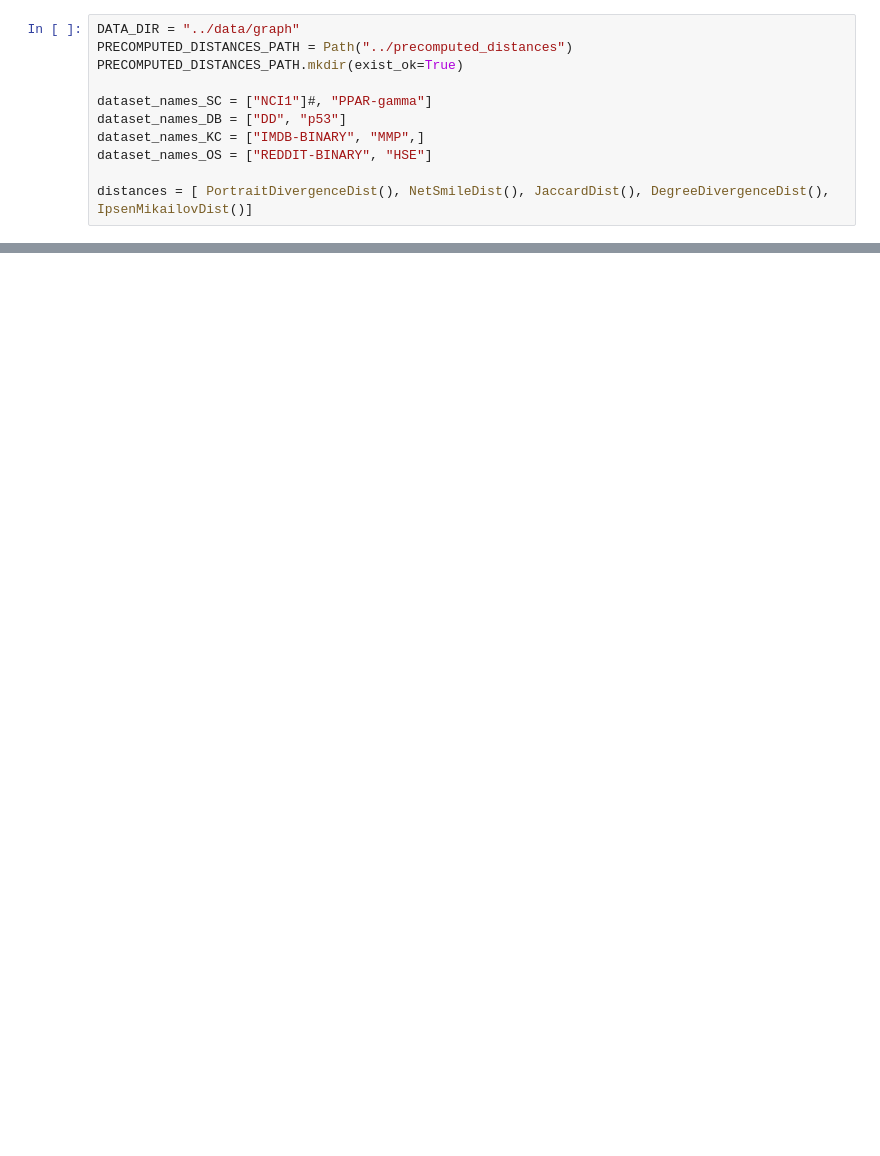
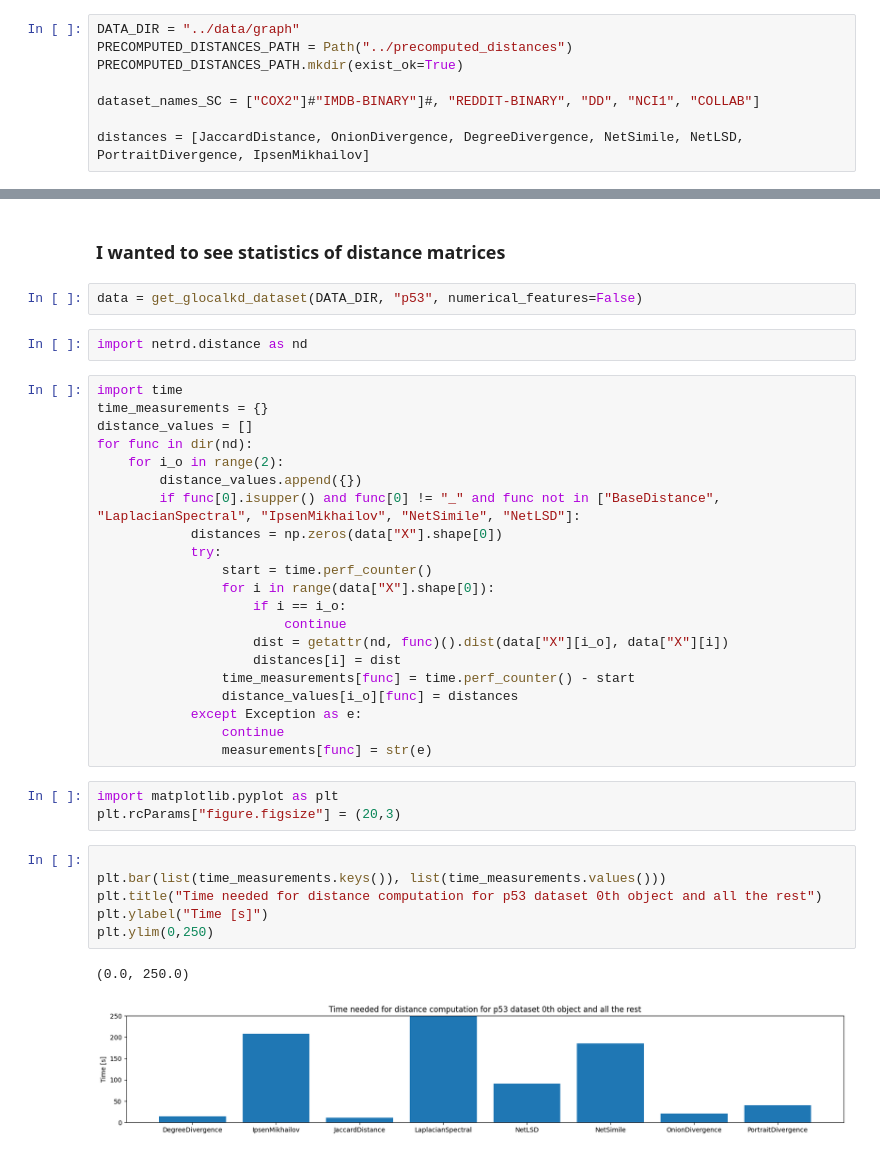
Before and after one commit to SebChw/RSIF, a Jupyter notebook: notebooks/precalculate_distances.ipynb, the cells around one changed output, grey strips where cells are left out. Saved outputs shown, nothing was run; the diff lists cells and outputs as text; blank space fills up the shorter version.

```diff
--- a/notebooks/precalculate_distances.ipynb
+++ b/notebooks/precalculate_distances.ipynb
@@ -16,9 +20,6 @@ DATA_DIR = "../data/graph"
 PRECOMPUTED_DISTANCES_PATH = Path("../precomputed_distances")
 PRECOMPUTED_DISTANCES_PATH.mkdir(exist_ok=True)
 
-dataset_names_SC = ["NCI1"]#, "PPAR-gamma"]
-dataset_names_DB = ["DD", "p53"]
-dataset_names_KC = ["IMDB-BINARY", "MMP",]
-dataset_names_OS = ["REDDIT-BINARY", "HSE"]
+dataset_names_SC = ["COX2"]#"IMDB-BINARY"]#, "REDDIT-BINARY", "DD", "NCI1", "COLLAB"]
 
-distances = [ PortraitDivergenceDist(), NetSmileDist(), JaccardDist(), DegreeDivergenceDist(), IpsenMikailovDist()]
+distances = [JaccardDistance, OnionDivergence, DegreeDivergence, NetSimile, NetLSD, PortraitDivergence, IpsenMikhailov]
@@ -60,0 +53,39 @@ precompute_graph_datasets(distances, dataset_names_OS)
+# %% [markdown]
+### I wanted to see statistics of distance matrices
+# %%
+data = get_glocalkd_dataset(DATA_DIR, "p53", numerical_features=False)
+# %%
+import netrd.distance as nd
+# %%
+import time
+time_measurements = {}
+distance_values = []
+for func in dir(nd):
+    for i_o in range(2):
+        distance_values.append({})
+        if func[0].isupper() and func[0] != "_" and func not in ["BaseDistance", "LaplacianSpectral", "IpsenMikhailov", "NetSimile", "NetLSD"]:
+            distances = np.zeros(data["X"].shape[0])
+            try:
+                start = time.perf_counter()
+                for i in range(data["X"].shape[0]):
+                    if i == i_o:
+                        continue
+                    dist = getattr(nd, func)().dist(data["X"][i_o], data["X"][i])
+                    distances[i] = dist
+                time_measurements[func] = time.perf_counter() - start
+                distance_values[i_o][func] = distances
+            except Exception as e:
+                continue
+                measurements[func] = str(e)
+# %%
+import matplotlib.pyplot as plt
+plt.rcParams["figure.figsize"] = (20,3)
+# %%
+
+plt.bar(list(time_measurements.keys()), list(time_measurements.values()))
+plt.title("Time needed for distance computation for p53 dataset 0th object and all the rest")
+plt.ylabel("Time [s]")
+plt.ylim(0,250)
+# %% [output]
+(0.0, 250.0)
+[figure, added]
```
Also changed, not shown: parts of 8 cells of this notebook, 21 other files.
